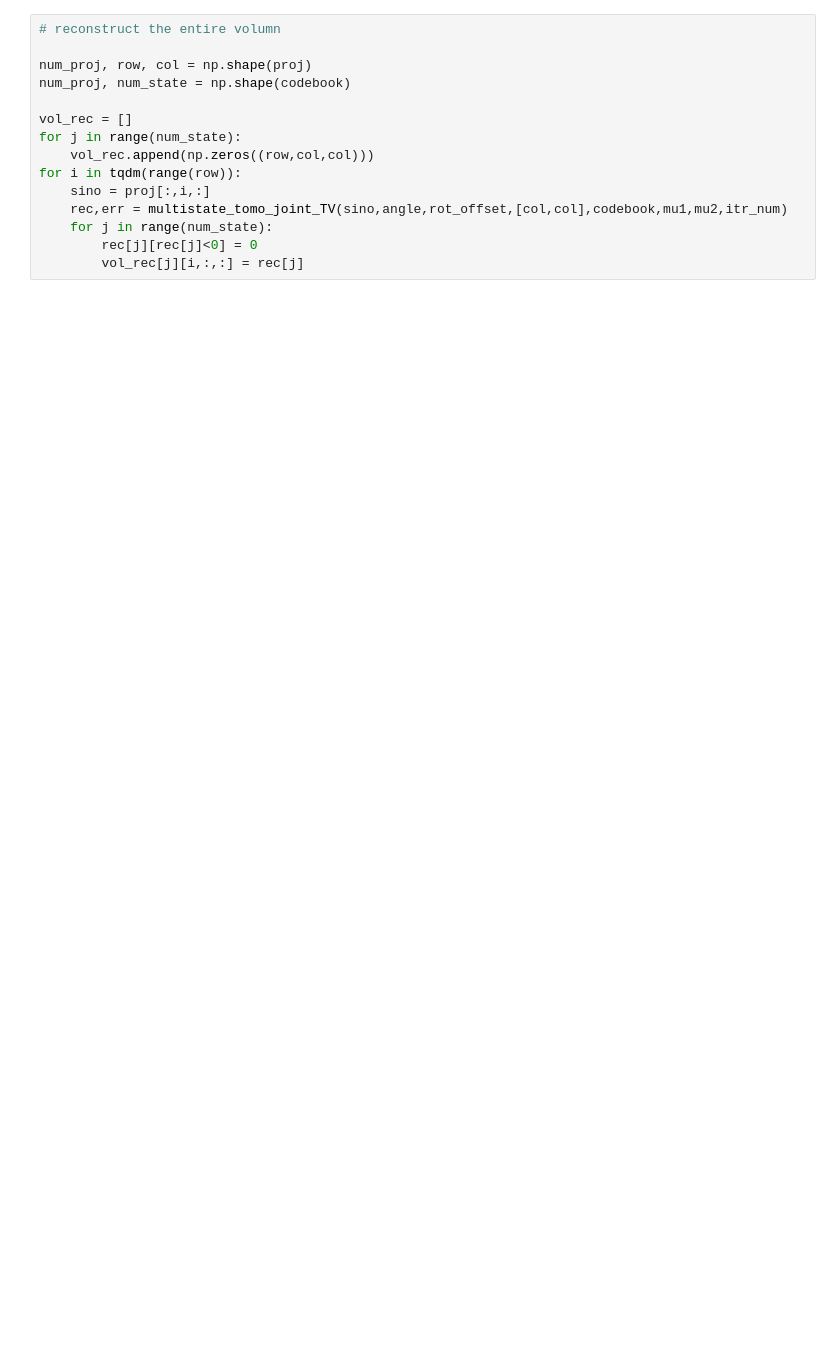
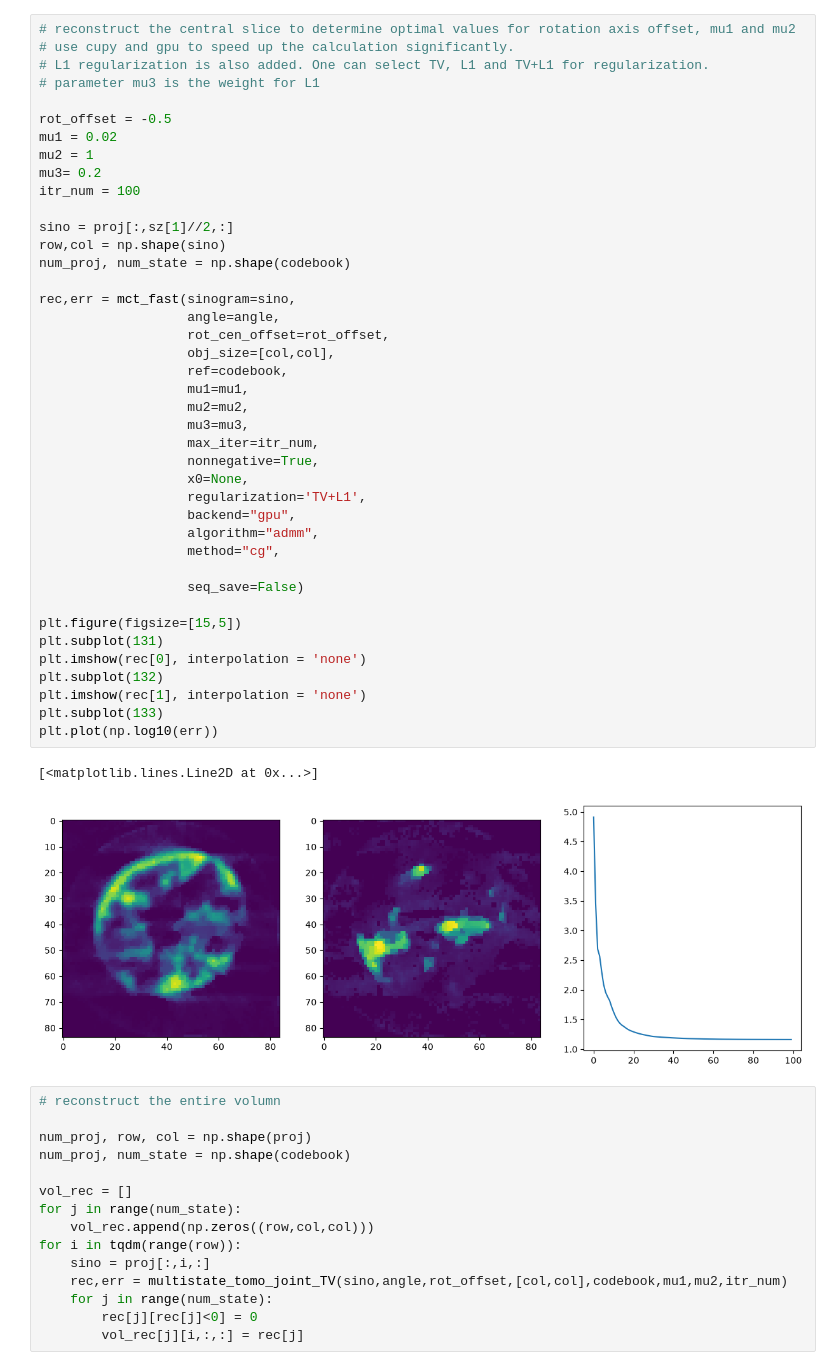
Before and after one commit to hanfeiyan/Spectro_tomography, a Jupyter notebook: Example_test_sample.ipynb, the cells around one changed output. Saved outputs shown, nothing was run; the diff lists cells and outputs as text; blank space fills up the shorter version.

Commit message:
add L1 regularization and GPU acceleration

```diff
--- a/Example_test_sample.ipynb
+++ b/Example_test_sample.ipynb
@@ -60,3 +66,47 @@ data_size = 15204, rec_size = 7056
+# %%
+# reconstruct the central slice to determine optimal values for rotation axis offset, mu1 and mu2
+# use cupy and gpu to speed up the calculation significantly.
+# L1 regularization is also added. One can select TV, L1 and TV+L1 for regularization.
+# parameter mu3 is the weight for L1
+
+rot_offset = -0.5
+mu1 = 0.02
+mu2 = 1
+mu3= 0.2
+itr_num = 100
+
+sino = proj[:,sz[1]//2,:]
+row,col = np.shape(sino)
+num_proj, num_state = np.shape(codebook)
+
+rec,err = mct_fast(sinogram=sino,
+                   angle=angle,
+                   rot_cen_offset=rot_offset,
+                   obj_size=[col,col],
+                   ref=codebook,
+                   mu1=mu1,
+                   mu2=mu2,
+                   mu3=mu3,
+                   max_iter=itr_num,
+                   nonnegative=True,
+                   x0=None,
+                   regularization='TV+L1',
+                   backend="gpu",
+                   algorithm="admm",
+                   method="cg",
+
+                   seq_save=False)
+
+plt.figure(figsize=[15,5])
+plt.subplot(131)
+plt.imshow(rec[0], interpolation = 'none')
+plt.subplot(132)
+plt.imshow(rec[1], interpolation = 'none')
+plt.subplot(133)
+plt.plot(np.log10(err))
+# %% [output]
+[<matplotlib.lines.Line2D at 0x...>]
+[figure, added]
 # %%
 # reconstruct the entire volumn
 
```
Also changed, not shown: parts of 7 cells of this notebook, 2 other files.
